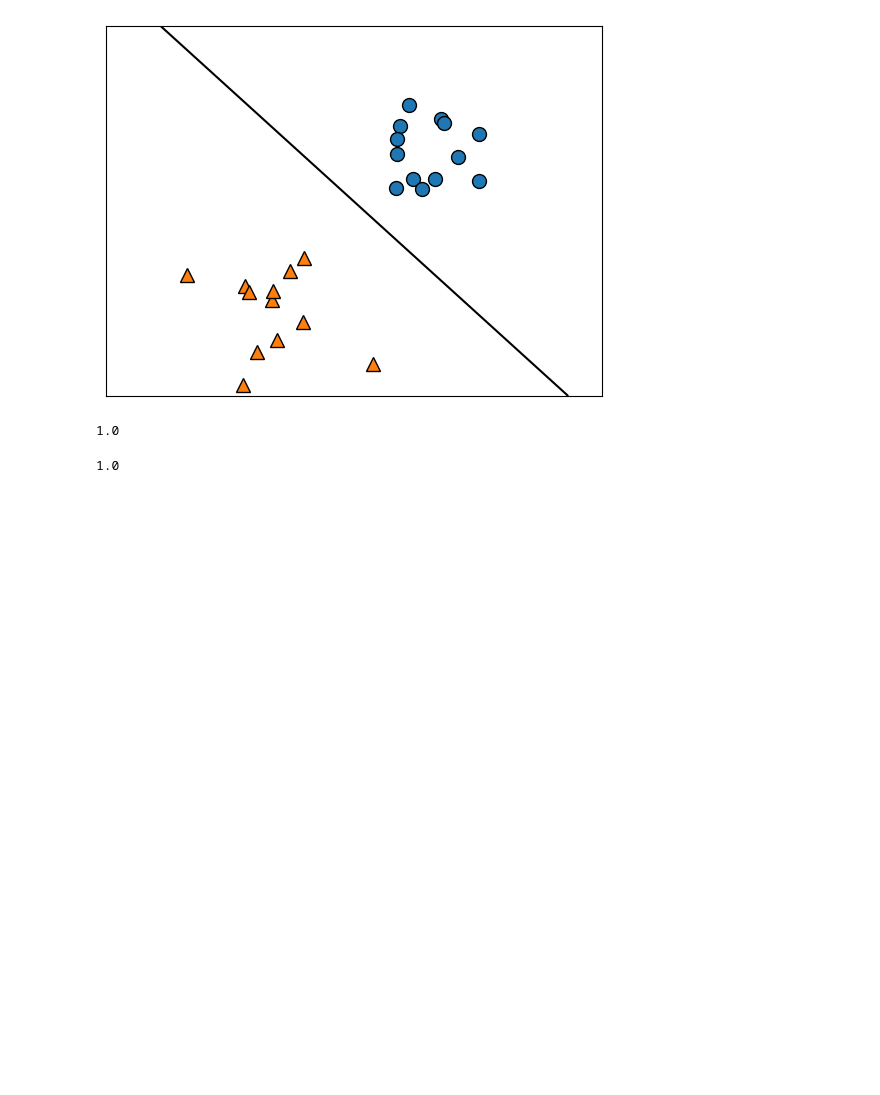
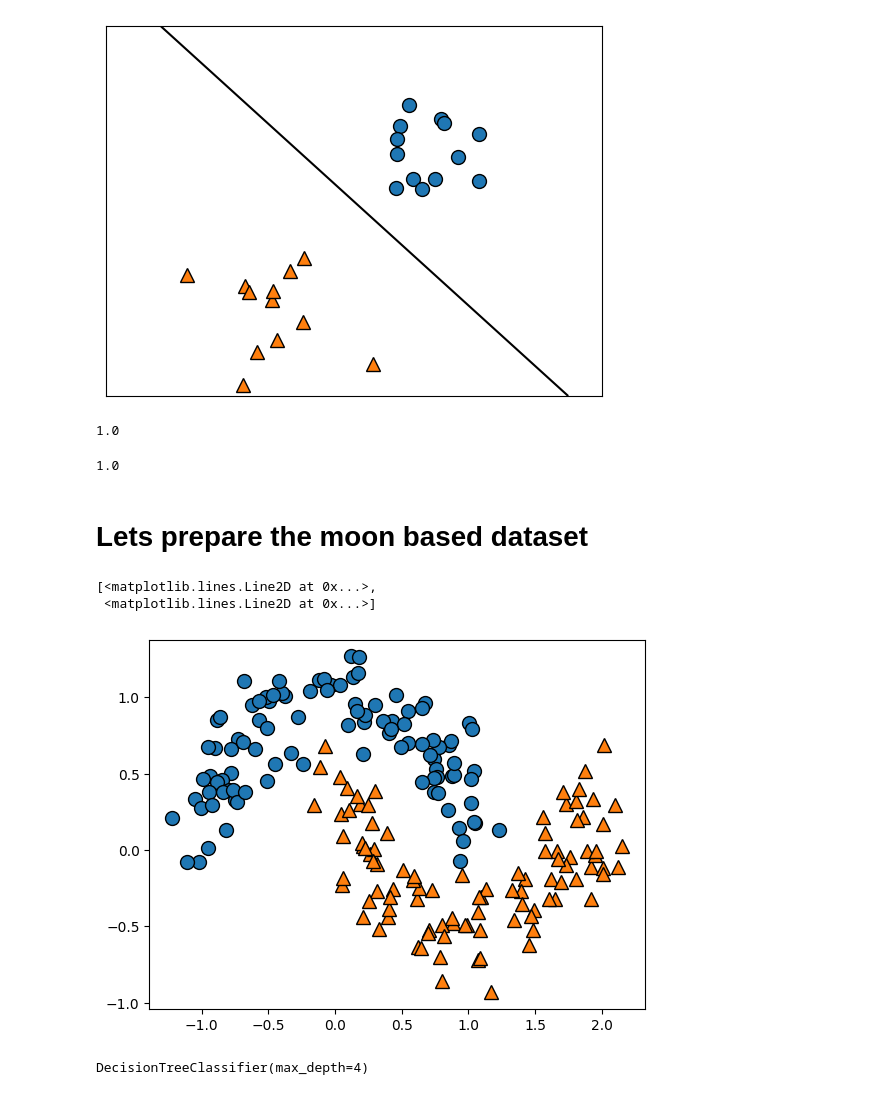
Before and after one commit to syedmahmoodiagents/gct, a Jupyter notebook: 26July/LogisticRegression.ipynb, the cells around one changed output. Saved outputs shown, nothing was run; the diff lists cells and outputs as text; code cells hidden in the pictures; blank space fills up the shorter version.

```diff
--- a/26July/LogisticRegression.ipynb
+++ b/26July/LogisticRegression.ipynb
@@ -107,3 +107,5 @@ yp_test = model.predict(X_test)
 accuracy_score(t_test, yp_test)
 # %% [output]
 1.0
+# %% [markdown]
+# Lets prepare the moon based dataset
@@ -109,0 +114,10 @@ accuracy_score(t_test, yp_test)
+# %%
+xx, tt = make_moons(n_samples=200 ,noise=0.15, random_state=120)
+# %%
+xm1, xm2  = xx[:,0], xx[:,1]
+# %%
+mg.discrete_scatter(xm1, xm2, tt)
+# %% [output]
+[<matplotlib.lines.Line2D at 0x...>,
+ <matplotlib.lines.Line2D at 0x...>]
+[figure, added]
@@ -109,0 +132,5 @@ accuracy_score(t_test, yp_test)
+# %%
+modtr = DecisionTreeClassifier(max_depth=4)
+modtr.fit(xxtrain, yytrain)
+# %% [output]
+DecisionTreeClassifier(max_depth=4)
```
Also changed, not shown: parts of 16 cells of this notebook.
